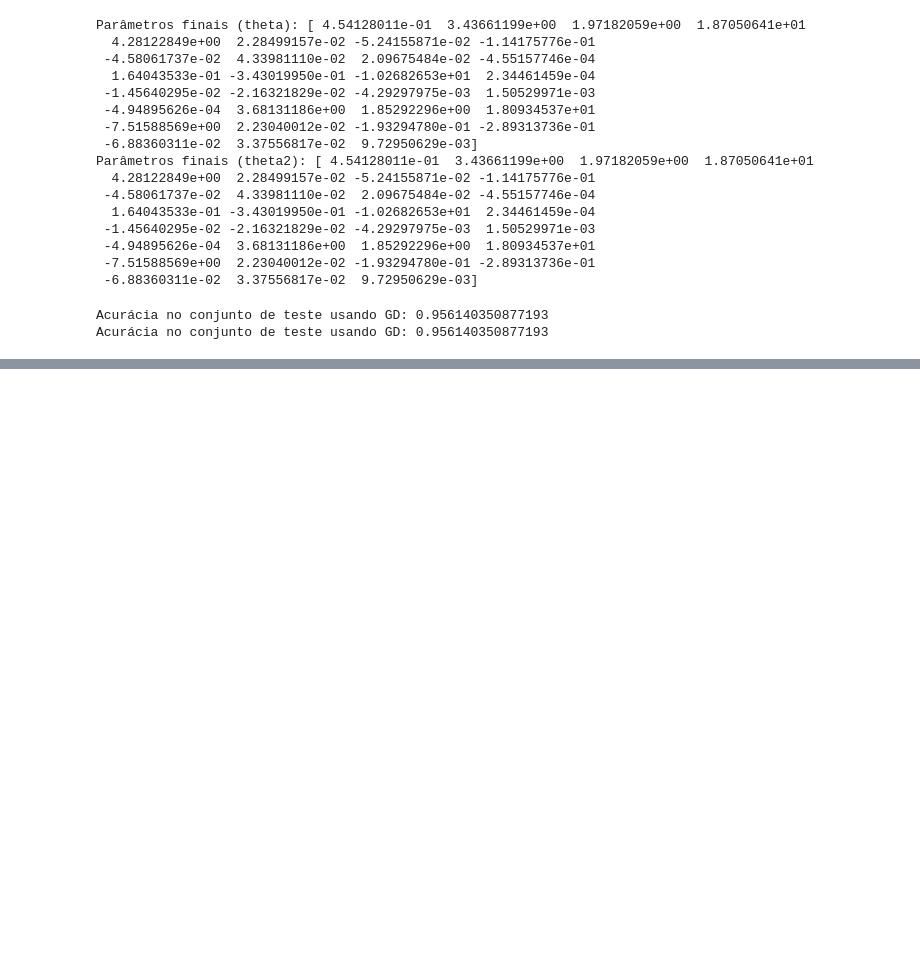
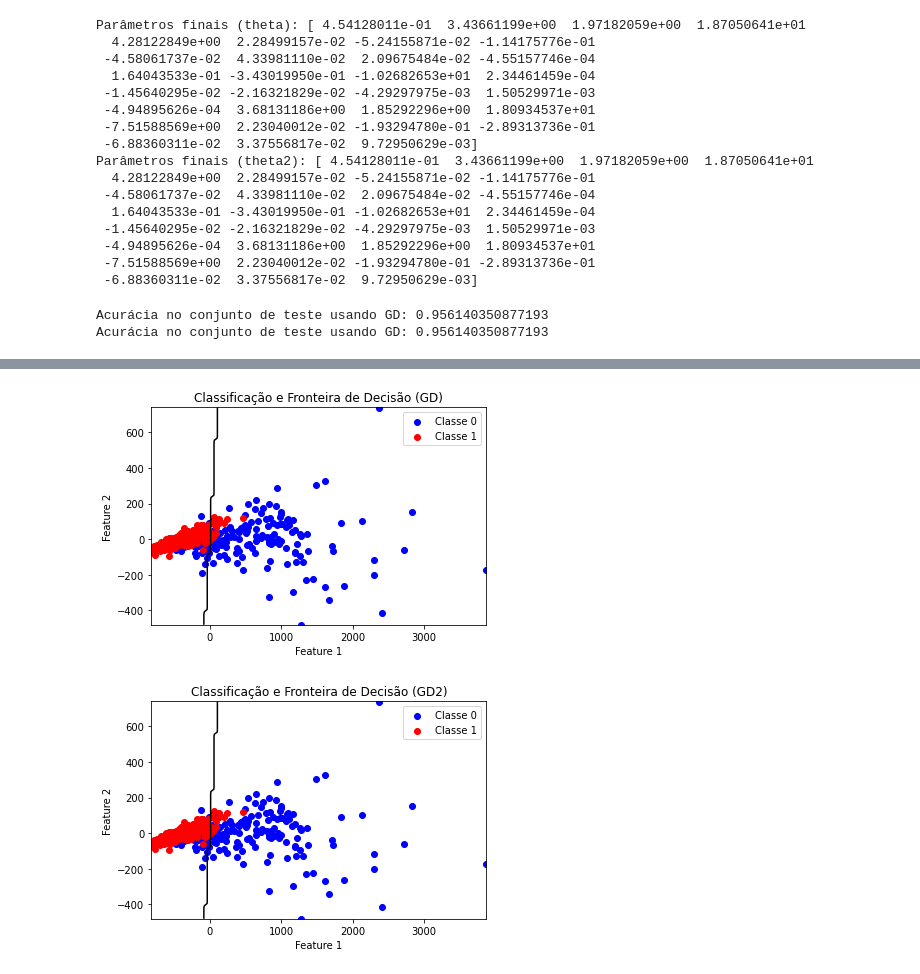
Before and after one commit to thomz2/machine_learning_and_data_mining, a Jupyter notebook: 2_logistic_regression/logistic_regression.ipynb, the cells around one changed output, grey strips where cells are left out. Cells and saved outputs as stored; diff of their text form; code cells hidden in the pictures; blank space fills up the shorter version.

```diff
--- a/2_logistic_regression/logistic_regression.ipynb
+++ b/2_logistic_regression/logistic_regression.ipynb
@@ -92,0 +113,7 @@ Acurácia no conjunto de teste usando GD: 0.956140350877193
+# %%
+# Dividir o dataset em treino e teste
+X_train, X_test, y_train, y_test = train_test_split(X_reduced, y, test_size=0.2, random_state=42)
+
+# Adicionar uma coluna de 1s para o termo de bias (intercept)
+X_train = np.hstack((np.ones((X_train.shape[0], 1)), X_train))
+X_test = np.hstack((np.ones((X_test.shape[0], 1)), X_test))
@@ -92,0 +142,34 @@ Acurácia no conjunto de teste usando GD: 0.956140350877193
+# %%
+def plot_classification(X, y, theta, title):
+    # Plotar os pontos de dados
+    plt.scatter(X[y == 0, 1], X[y == 0, 2], color='blue', label='Classe 0')
+    plt.scatter(X[y == 1, 1], X[y == 1, 2], color='red', label='Classe 1')
+
+    # Criar um grid para plotar a fronteira de decisão
+    x1_min, x1_max = X[:, 1].min() - 1, X[:, 1].max() + 1
+    x2_min, x2_max = X[:, 2].min() - 1, X[:, 2].max() + 1
+    xx1, xx2 = np.meshgrid(np.linspace(x1_min, x1_max, 100), np.linspace(x2_min, x2_max, 100))
+    grid = np.c_[np.ones(xx1.ravel().shape[0]), xx1.ravel(), xx2.ravel()]  # Adicionar coluna de 1s
+
+    # Prever as classes para o grid
+    z = grid.dot(theta)
+    h = sigmoid(z)
+    h = h.reshape(xx1.shape)
+
+    # Plotar a fronteira de decisão (onde h = 0.5)
+    plt.contour(xx1, xx2, h, levels=[0.5], colors='black')
+
+    plt.xlabel('Feature 1')
+    plt.ylabel('Feature 2')
+    plt.title(title)
+    plt.legend()
+    plt.show()
+
+# Plotar a classificação e a fronteira de decisão para GD
+plot_classification(X_train, y_train, theta, 'Classificação e Fronteira de Decisão (GD)')
+
+# Plotar a classificação e a fronteira de decisão para GD2
+plot_classification(X_train, y_train, theta2, 'Classificação e Fronteira de Decisão (GD2)')
+# %% [output]
+[figure, added]
+[figure, added]
```
Also changed, not shown: parts of 3 cells of this notebook.
